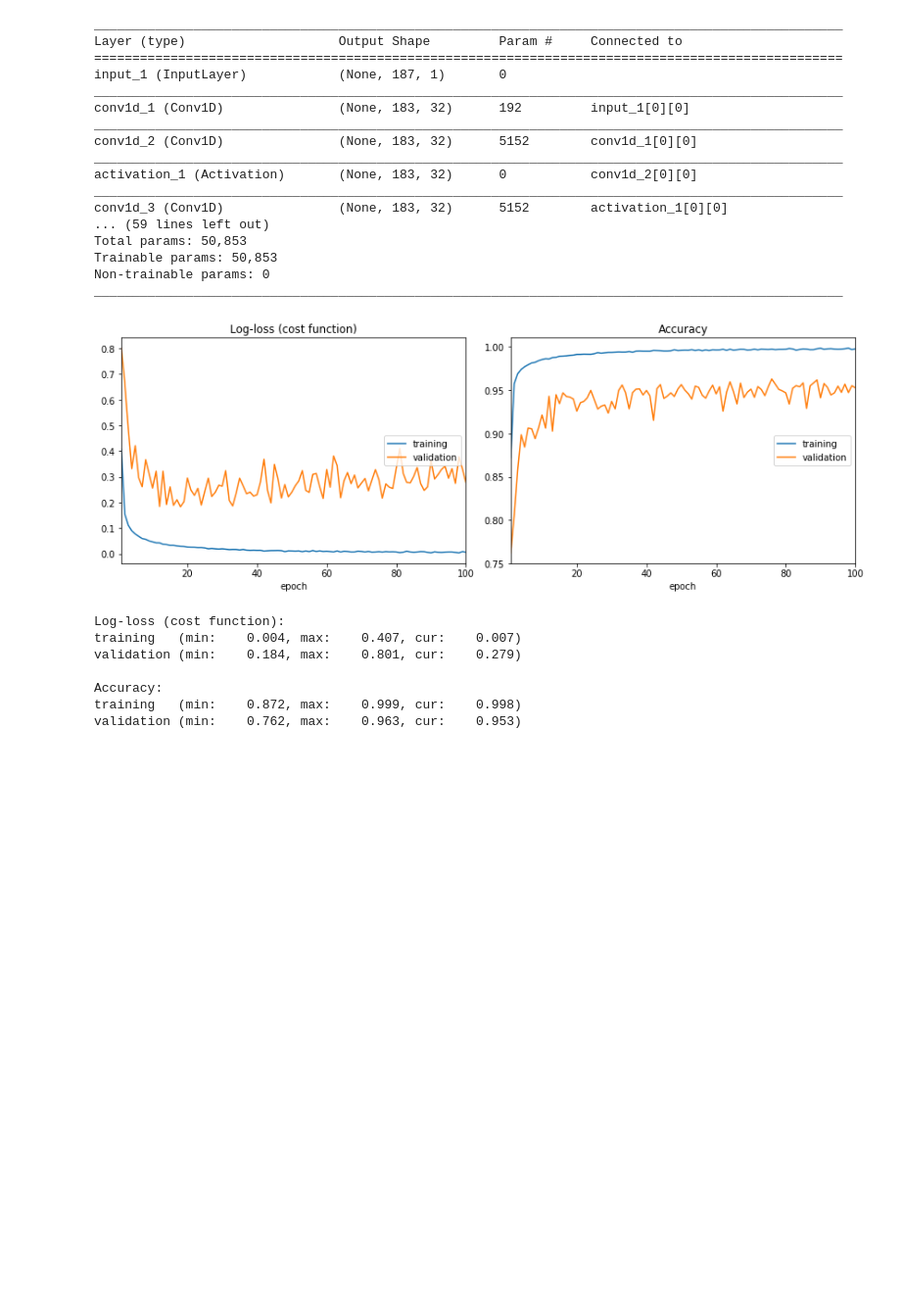
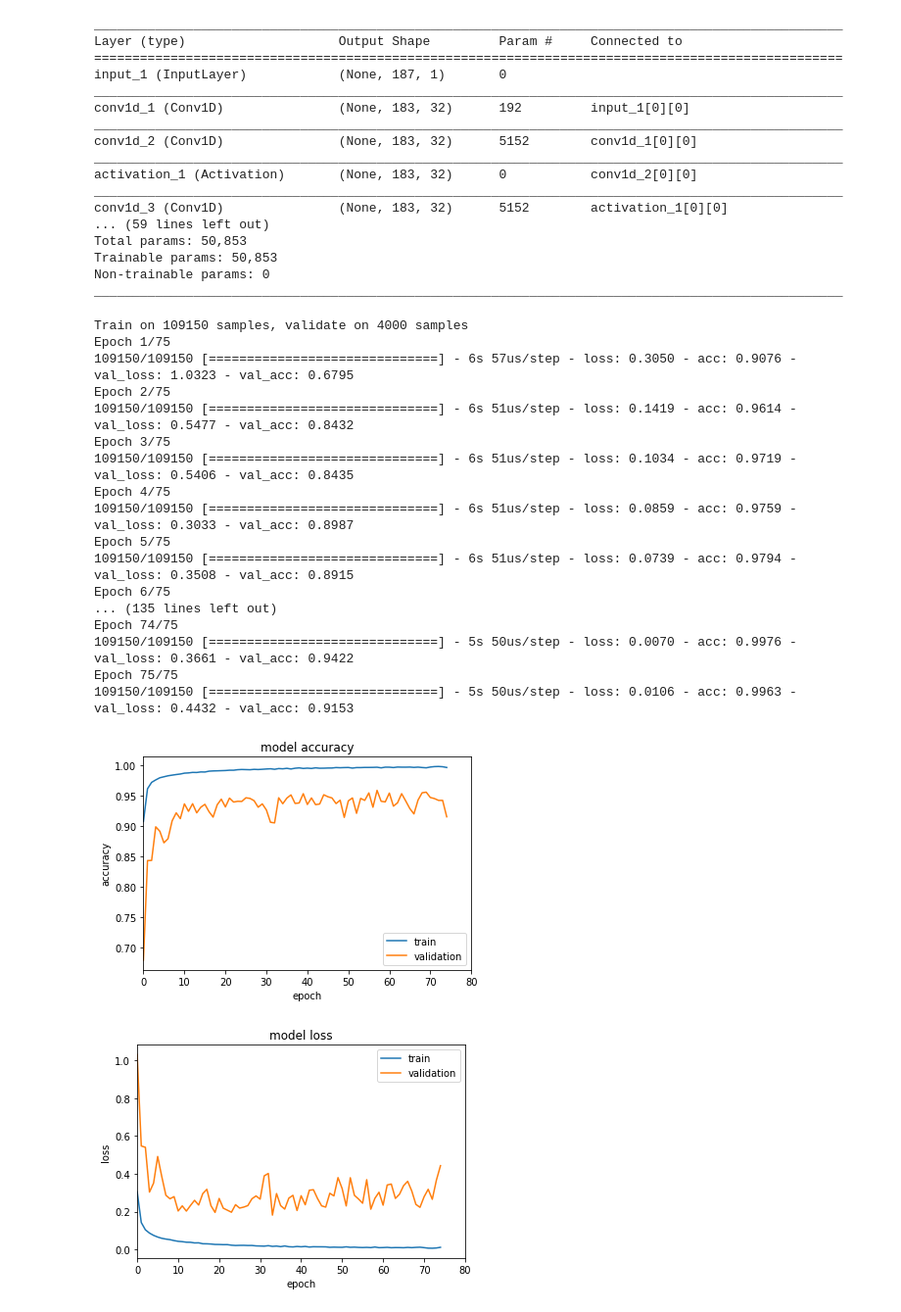
Before and after one commit to caoqi95/My_Kaggle_Journey, a Jupyter notebook: LearnFromKernels/ECG Heartbeat Classification.ipynb, the cells around one changed output. Shown at 98% size. Saved outputs shown, nothing was run; the diff lists cells and outputs as text; code cells hidden in the pictures; blank space fills up the shorter version.

```diff
--- a/LearnFromKernels/ECG Heartbeat Classification.ipynb
+++ b/LearnFromKernels/ECG Heartbeat Classification.ipynb
@@ -489,23 +489,55 @@ adam = Adam(lr = 0.001, beta_1 = 0.9, beta_2 = 0.999)
 # %%
 model.compile(loss='categorical_crossentropy', optimizer=adam, metrics=['accuracy'])
 # %%
-from livelossplot import PlotLossesKeras
+# from livelossplot import PlotLossesKeras # for visualizing the loss and accuracy
 
 history = model.fit(X_train, y_train,
-                    epochs=100,
+                    epochs=75,
                     batch_size=batch_size,
                     verbose=1,
                     validation_data=(X_test, y_test),
-                    callbacks=[PlotLossesKeras()]) # callbacks=[exp_decay]
+                    callbacks=[lrate]) # callbacks=[PlotLossesKeras()]
 # %% [output]
-[figure, removed]
-Log-loss (cost function):
-training   (min:    0.004, max:    0.407, cur:    0.007)
-validation (min:    0.184, max:    0.801, cur:    0.279)
-
-Accuracy:
-training   (min:    0.872, max:    0.999, cur:    0.998)
-validation (min:    0.762, max:    0.963, cur:    0.953)
+Train on 109150 samples, validate on 4000 samples
+Epoch 1/75
+109150/109150 [==============================] - 6s 57us/step - loss: 0.3050 - acc: 0.9076 - val_loss: 1.0323 - val_acc: 0.6795
+Epoch 2/75
+109150/109150 [==============================] - 6s 51us/step - loss: 0.1419 - acc: 0.9614 - val_loss: 0.5477 - val_acc: 0.8432
+Epoch 3/75
+109150/109150 [==============================] - 6s 51us/step - loss: 0.1034 - acc: 0.9719 - val_loss: 0.5406 - val_acc: 0.8435
+Epoch 4/75
+109150/109150 [==============================] - 6s 51us/step - loss: 0.0859 - acc: 0.9759 - val_loss: 0.3033 - val_acc: 0.8987
+Epoch 5/75
+109150/109150 [==============================] - 6s 51us/step - loss: 0.0739 - acc: 0.9794 - val_loss: 0.3508 - val_acc: 0.8915
+Epoch 6/75
+... (135 lines left out)
+Epoch 74/75
+109150/109150 [==============================] - 5s 50us/step - loss: 0.0070 - acc: 0.9976 - val_loss: 0.3661 - val_acc: 0.9422
+Epoch 75/75
+109150/109150 [==============================] - 5s 50us/step - loss: 0.0106 - acc: 0.9963 - val_loss: 0.4432 - val_acc: 0.9153
+# %%
+# 绘制准确率
+plt.plot(history.history['acc'])
+plt.plot(history.history['val_acc'])
+plt.title('model accuracy')
+plt.ylabel('accuracy')
+plt.xlabel('epoch')
+plt.xlim(0, 80)
+plt.legend(['train', 'validation'], loc='lower right')
+plt.show()
+
+# 绘制 loss
+plt.plot(history.history['loss'])
+plt.plot(history.history['val_loss'])
+plt.title('model loss')
+plt.ylabel('loss')
+plt.xlabel('epoch')
+plt.xlim(0, 80)
+plt.legend(['train', 'validation'], loc='upper right')
+plt.show()
+# %% [output]
+[figure, added]
+[figure, added]
 # %%
 y_pred = model.predict(X_test, batch_size=1000)
 # %%
```
Also changed, not shown: parts of 8 cells of this notebook.
